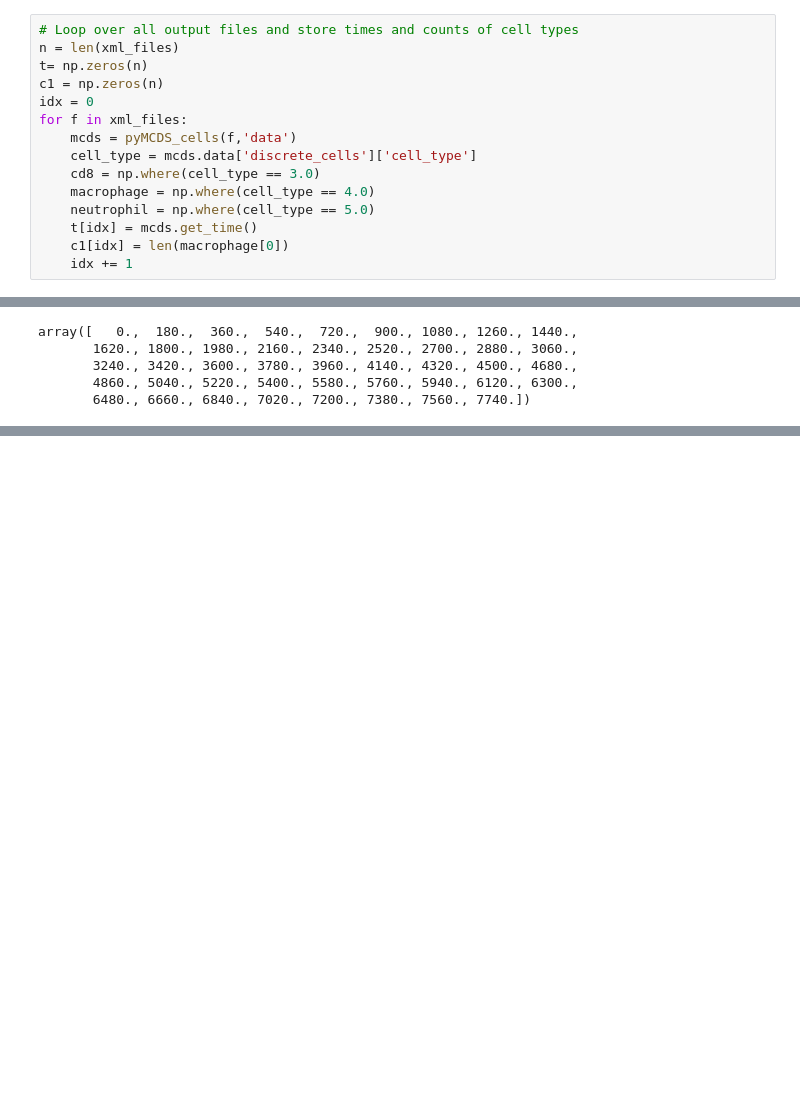
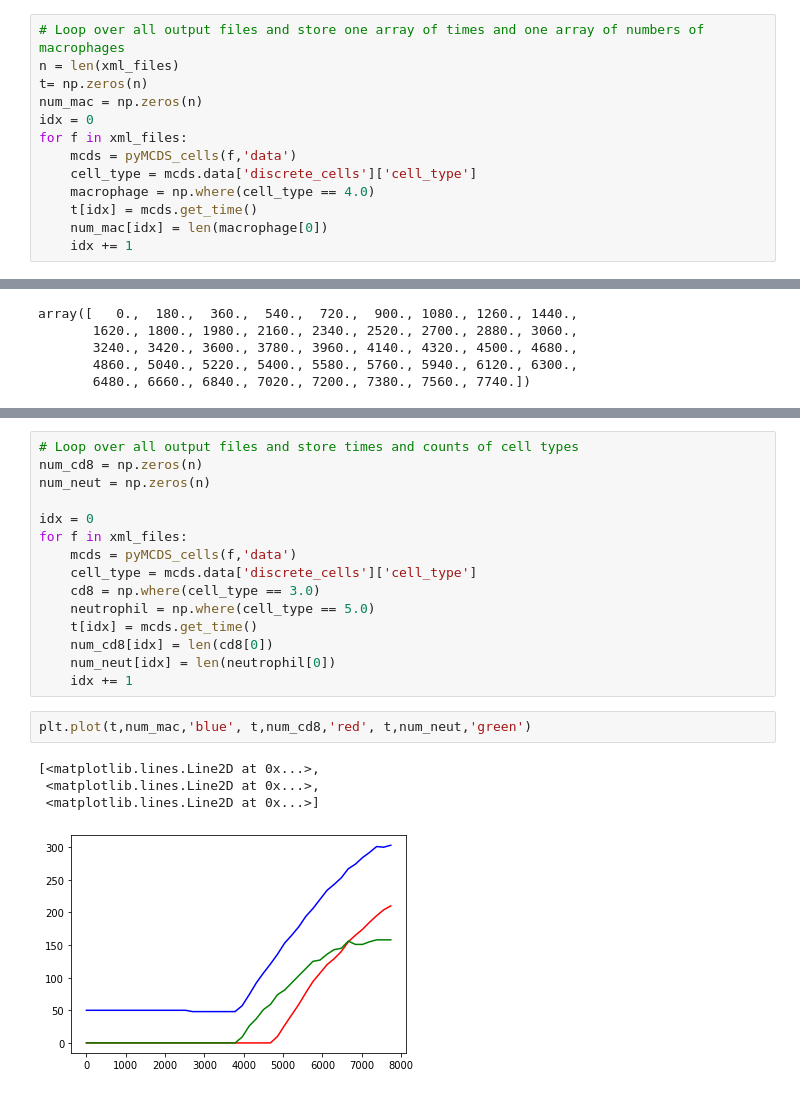
Before and after one commit to rheiland/covid19analysis, a Jupyter notebook: covid19analysis.ipynb, the cells around one changed output, grey strips where cells are left out. Saved outputs shown, nothing was run; the diff lists cells and outputs as text; blank space fills up the shorter version.

```diff
--- a/covid19analysis.ipynb
+++ b/covid19analysis.ipynb
@@ -31,19 +31,17 @@ print('# cd8, macrophage, neutrophil = ',len(cd8[0]), len(macrophage[0]), len(ne
 time= 5400.0
 # cd8, macrophage, neutrophil =  59 178 103
 # %%
-# Loop over all output files and store times and counts of cell types
+# Loop over all output files and store one array of times and one array of numbers of macrophages
 n = len(xml_files)
 t= np.zeros(n)
-c1 = np.zeros(n)
+num_mac = np.zeros(n)
 idx = 0
 for f in xml_files:
     mcds = pyMCDS_cells(f,'data')
     cell_type = mcds.data['discrete_cells']['cell_type']
-    cd8 = np.where(cell_type == 3.0)
     macrophage = np.where(cell_type == 4.0)
-    neutrophil = np.where(cell_type == 5.0)
     t[idx] = mcds.get_time()
-    c1[idx] = len(macrophage[0])
+    num_mac[idx] = len(macrophage[0])
     idx += 1
 # %%
 t
@@ -66,3 +64,25 @@ plt.plot(t,c1,'-o',)
 plt.show()
 # %% [output]
 [figure]
+# %%
+# Loop over all output files and store times and counts of cell types
+num_cd8 = np.zeros(n)
+num_neut = np.zeros(n)
+
+idx = 0
+for f in xml_files:
+    mcds = pyMCDS_cells(f,'data')
+    cell_type = mcds.data['discrete_cells']['cell_type']
+    cd8 = np.where(cell_type == 3.0)
+    neutrophil = np.where(cell_type == 5.0)
+    t[idx] = mcds.get_time()
+    num_cd8[idx] = len(cd8[0])
+    num_neut[idx] = len(neutrophil[0])
+    idx += 1
+# %%
+plt.plot(t,num_mac,'blue', t,num_cd8,'red', t,num_neut,'green')
+# %% [output]
+[<matplotlib.lines.Line2D at 0x...>,
+ <matplotlib.lines.Line2D at 0x...>,
+ <matplotlib.lines.Line2D at 0x...>]
+[figure, added]
```
Also changed, not shown: parts of 3 cells of this notebook.
